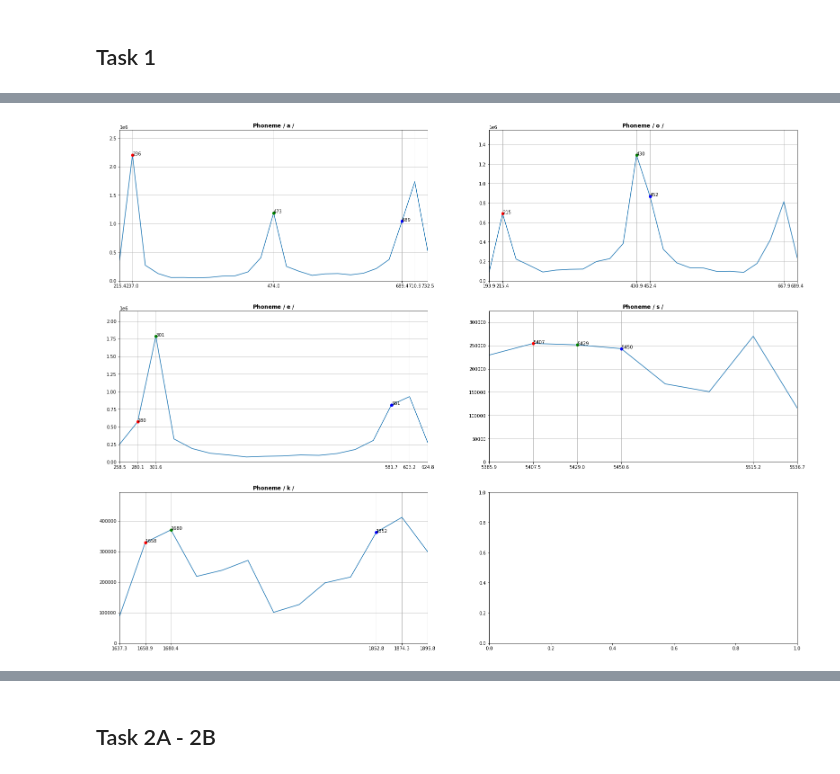
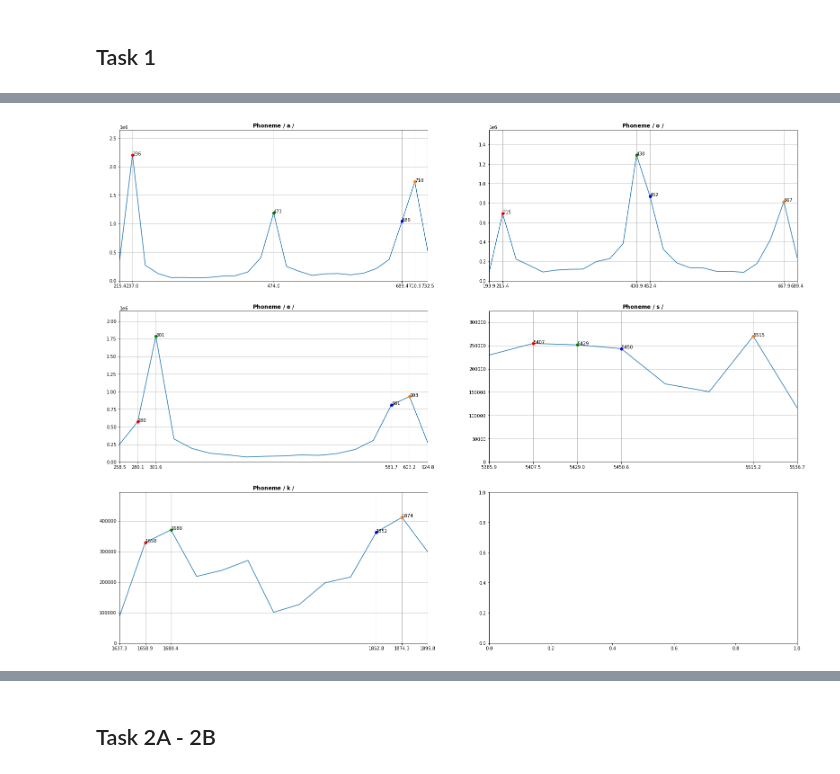
Before and after one commit to theatina/M904_DSP, a Jupyter notebook: Project_3/work/M904_DSP_3_CTKylafi_LT1200012.ipynb, the cells around one changed output, grey strips where cells are left out. Cells and saved outputs as stored; diff of their text form; code cells hidden in the pictures.

```diff
--- a/Project_3/work/M904_DSP_3_CTKylafi_LT1200012.ipynb
+++ b/Project_3/work/M904_DSP_3_CTKylafi_LT1200012.ipynb
@@ -60,25 +60,6 @@ mag_list = [mag_a,mag_o,mag_e,mag_s,mag_k]
 freq_bins = np.linspace(0,fs,time_steps)
 freq_bins = freq_bins[:time_steps//2]
 
-# freq_bins_o = np.linspace(0,fs,time_steps)
-# freq_bins_o = freq_bins_a[:time_steps//2]
-
-# freq_bins_e = np.linspace(0,fs,time_steps)
-# freq_bins_e = freq_bins_a[:time_steps//2]
-
-# freq_bins_s = np.linspace(0,fs,time_steps)
-# freq_bins_s = freq_bins_a[:time_steps//2]
-
-# freq_bins_k = np.linspace(0,fs,time_steps)
-# freq_bins_k = freq_bins_a[:time_steps//2]
-
-# print(max(mag_a), max(freq_bins_a), len(mag_a),len(freq_bins_a))
-
-# plt.plot( np.arange( fft_a.size )/fft_a.size*sr_original , fft_a.real )
-
-# frame_to_plot = int(time_steps/2)
-# frame_to_plot = time_steps
-
 phonemes = ['a', 'o', 'e', 's', 'k']
 
 fig, plots = plt.subplots(3,2,figsize=(27,21))#, sharex=True)
@@ -89,29 +70,18 @@ for i in range(3):
             break
 
         mag_signal = mag_list[counter]
+#         print(mag_signal)
 
         plots[i,j].grid(True)
         plots[i,j].title.set_text(r"$\bf{2^{%d} = %d\ bins}$"%(power_of_2,time_steps))
         plots[i,j].plot( freq_bins , mag_signal )
-#         ax1, = plots[i,j].plot( 0*freq_bins_signal + f1, freq_bins_signal, "r", label='$f_1=%dHz$'%(f1) )
-#         ax2, = plots[i,j].plot( 0*freq_bins_signal + f2, freq_bins_signal, "g", label='$f_2=%dHz$'%(f2) )
-
-
-#         pos = np.where(freq_bins_signal>min(f1,f2)//2)
-#         pos2 = np.where(freq_bins_signal<max(f1,f2))
-#         plots[i,j].set_xticks(pos)
 
         #bins of max magnitude (first 4)
         mag_signal_values = np.sort(mag_signal)
-#         print(mag_signal_values)
+#         print(np.where(mag_signal_values in mag_signal_values[:4]))
+#         print(f" last 4 {mag_signal_values[:4]}")
         bins_max_mag = [i for i in range(mag_signal.size) if mag_signal[i] in mag_signal_values[-4:]]
-        print(bins_max_mag)
-
-#         f1_closest_index = min(range(len(freq_bins_signal)), key=lambda i: abs(freq_bins_signal[i]-f1))
-#         print(f1_closest_index, freq_bins_signal[f1_closest_index])
-
-#         f2_closest_index = min(range(len(freq_bins_signal)), key=lambda i: abs(freq_bins_signal[i]-f2))
-#         print(f2_closest_index, freq_bins_signal[f2_closest_index])
+        print(bins_max_mag,freq_bins[bins_max_mag])
 
         x_axis_to_plot = []
         x_axis_to_plot.extend(bins_max_mag)
@@ -129,17 +99,18 @@ for i in range(3):
         plots[i,j].set_xticks(x_values_to_plot)
 
         #plot points
-        f1,f2,f3 = mag_signal_values[-3:]
+        f1,f2,f3,f4 = mag_signal_values[-4:]
         print(freq_bins[bins_max_mag[1]])
         p_f1, = plots[i,j].plot(freq_bins[bins_max_mag[0]] , mag_signal[bins_max_mag[0]], "ro")#, label="$f_1\ bin$" )
         p_f2, = plots[i,j].plot(freq_bins[bins_max_mag[1]] , mag_signal[bins_max_mag[1]], "go")#, label="$f_2\ bin$" )
         p_f3, = plots[i,j].plot(freq_bins[bins_max_mag[2]] , mag_signal[bins_max_mag[2]], "bo")#, label="$f_3\ bin$" )
+        p_f4, = plots[i,j].plot(freq_bins[bins_max_mag[3]] , mag_signal[bins_max_mag[3]], "o")#, label="$f_4\ bin$" )
 
 
-        x = [freq_bins[bins_max_mag[0]], freq_bins[bins_max_mag[1]], freq_bins[bins_max_mag[2]]]
-        y = [mag_signal[bins_max_mag[0]], mag_signal[bins_max_mag[1]], mag_signal[bins_max_mag[2]]]
+        x = [freq_bins[bins_max_mag[0]], freq_bins[bins_max_mag[1]], freq_bins[bins_max_mag[2]],freq_bins[bins_max_mag[3]]]
+        y = [mag_signal[bins_max_mag[0]], mag_signal[bins_max_mag[1]], mag_signal[bins_max_mag[2]],mag_signal[bins_max_mag[3]]]
 
-        points = [freq_bins[bins_max_mag[0]], freq_bins[bins_max_mag[1]], freq_bins[bins_max_mag[2]]]
+        points = [freq_bins[bins_max_mag[0]], freq_bins[bins_max_mag[1]], freq_bins[bins_max_mag[2]],freq_bins[bins_max_mag[3]]]
 
         for k, freq in enumerate(points):
             plots[i,j].annotate(int(freq), (x[k], y[k]))
@@ -153,42 +124,4 @@ for i in range(3):
 
 
 # fig.legend(handles=[p_f1,p_f2,p_f3])
-
-
-
-
-
-
-
-
-
-
-# fig, plots = plt.subplots(3,2,figsize=(21,12))#, sharex=True)
-# # fig.text(0.05,0.5, "Amplitude", ha="center", va="center", rotation=90)
-# # plt.xlabel("Frequency")
-
-# plots[0,0].grid(True)
-# plots[0,0].title.set_text(r"$\bf{Phoneme\ /\ a\ / }$")
-# plots[0,0].plot( freq_bins_a , mag_a)
-# plots[0,0].set_xlim(0,len(mag_a[:frame_to_plot]))
-
-# plots[0,1].grid(True)
-# plots[0,1].title.set_text(r"$\bf{Phoneme\ /\ o\ / }$")
-# plots[0,1].plot( freq_bins_o[:frame_to_plot] , mag_o[:frame_to_plot])
-# plots[0,1].set_xlim(0,len(mag_o[:frame_to_plot]))
-
-# plots[1,0].grid(True)
-# plots[1,0].title.set_text(r"$\bf{Phoneme\ /\ e\ / }$")
-# plots[1,0].plot( freq_bins_e[:frame_to_plot] , mag_e[:frame_to_plot])
-# plots[1,0].set_xlim(0,len(mag_e[:frame_to_plot]))
-
-# plots[1,1].grid(True)
-# plots[1,1].title.set_text(r"$\bf{Phoneme\ /\ s\ / }$")
-# plots[1,1].plot( freq_bins_s[:frame_to_plot] , mag_s[:frame_to_plot])
-# plots[1,1].set_xlim(0,len(mag_s[:frame_to_plot]))
-
-# plots[2,0].grid(True)
-# plots[2,0].title.set_text(r"$\bf{Phoneme\ /\ k\ / }$")
-# plots[2,0].plot( freq_bins_k[:frame_to_plot] , mag_k[:frame_to_plot])
-# plots[2,0].set_xlim(0,len(mag_k[:frame_to_plot]))
 # %% [output]
@@ -208,3 +141,3 @@ for i in range(3):
 [1637.322911577919, 1658.866634098681, 1680.410356619443, 1852.76013678554, 1874.303859306302, 1895.847581827064]
 1680.410356619443
-[figure, old version]
+[figure, new version]
```
Also changed, not shown: parts of 8 cells of this notebook, 9 other files.
